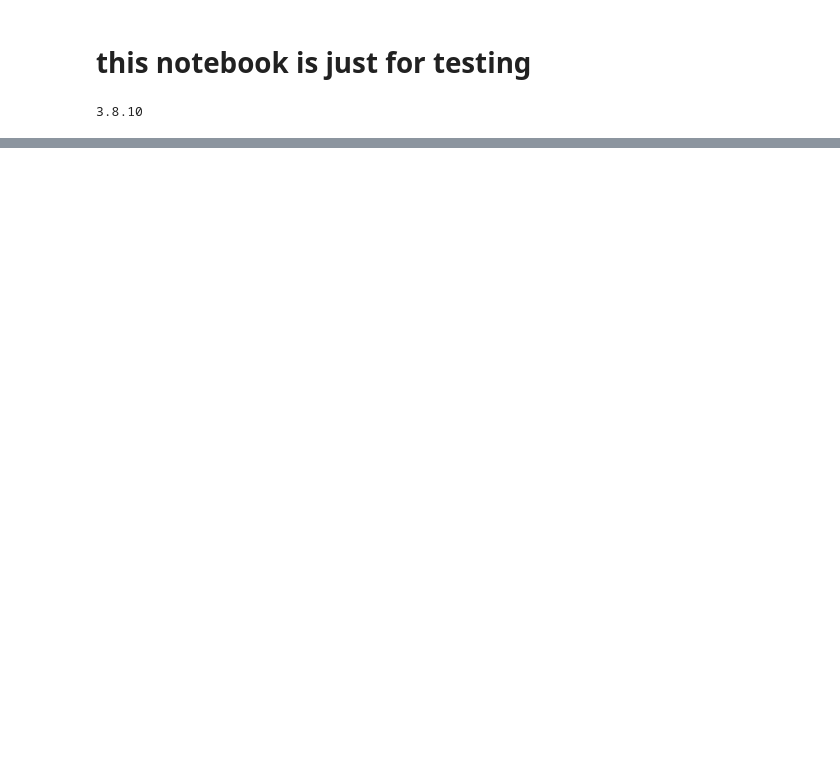
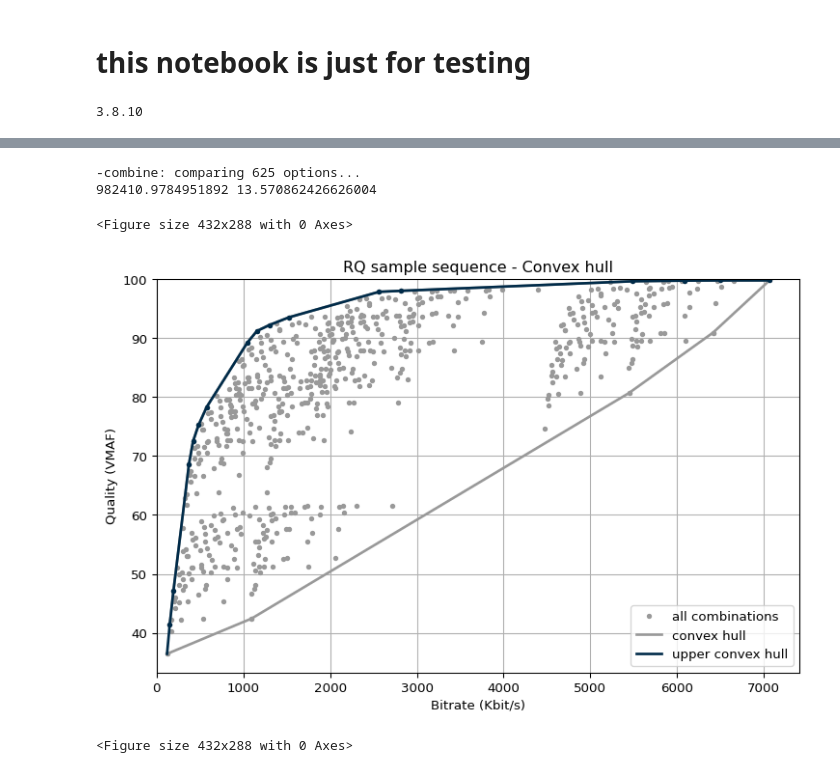
Before and after one commit to CheminDavide/Dynopt, a Jupyter notebook: testing.ipynb, the cells around one changed output, grey strips where cells are left out. Drawn from its saved outputs; the diff is of its cells as text; code cells hidden in the pictures; blank space fills up the shorter version.

```diff
--- a/testing.ipynb
+++ b/testing.ipynb
@@ -374,3 +173,47 @@ for i in range(4):
+# %%
+from scipy.spatial import ConvexHull, convex_hull_plot_2d
+
+with open("tests_rd/rush_field_cuts_SDp.json", 'r') as f:
+    data = json.load(f)
+num_shots = len(data["shots"])
+npts = [10,18,25,32,40]
+shot_index = 0
+
+s_crfs = np.zeros((num_shots, len(npts)), dtype=int) #init structure
+for shot in range(0,4): #for each shot
+    s_crfs[shot_index] = [c for c in data["shots"][shot_index]["assessment"]["crf"] if c != 0]
+    shot_index += 1
+
+my_dpi = 96
+pl.figure(figsize=(860/my_dpi, 540/my_dpi), dpi=my_dpi)
+opt_crfs = combine(s_crfs, "rate", 1000000) #create all combinations
+xn = rate/1000
+yn = 100-dist
+points = np.zeros((len(xn),2))
+for i in range(len(xn)):
+    points[i] = [xn[i],yn[i]]
+hull = ConvexHull(points)
+pl.plot(xn, yn,'.', color="0.6",label="all combinations")
+pl.plot(points[hull.vertices,0], points[hull.vertices,1], '-',color="0.6", lw=2,label="convex hull")
+pl.plot(points[hull.vertices,0], points[hull.vertices,1], '.',color="0.6")
+pl.plot(points[hull.vertices[4:],0], points[hull.vertices[4:],1], '-',color="#002b49", lw=2,label="upper convex hull")
+pl.plot([points[hull.vertices[-1],0],points[hull.vertices[0],0]],
+        [points[hull.vertices[-1],1],points[hull.vertices[0],1]], '-',color="#002b49", lw=2)
+pl.plot(points[hull.vertices[4:],0], points[hull.vertices[4:],1], '.',color="#002b49")
+pl.grid(True)
+pl.xlim(xmin=0)
+pl.ylim(ymax=100)
+pl.title("RQ sample sequence - Convex hull")
+pl.ylabel("Quality (VMAF)")
+pl.xlabel("Bitrate (Kbit/s)")
+pl.legend(loc="lower right")
+pl.figure()
+# %% [output]
+-combine: comparing 625 options...
+982410.9784951892 13.570862426626004
+<Figure size 432x288 with 0 Axes>
+[figure, added]
+<Figure size 432x288 with 0 Axes>
 # %%
 #Per arricchire i grafici, anche in vista della tesi e della presentazione finale,
 #tracci il valore del VMAF nel tempo (cioe' vs numero del frame) per le varie tecniche,
```
Also changed, not shown: parts of 30 cells of this notebook, 25 other files.
